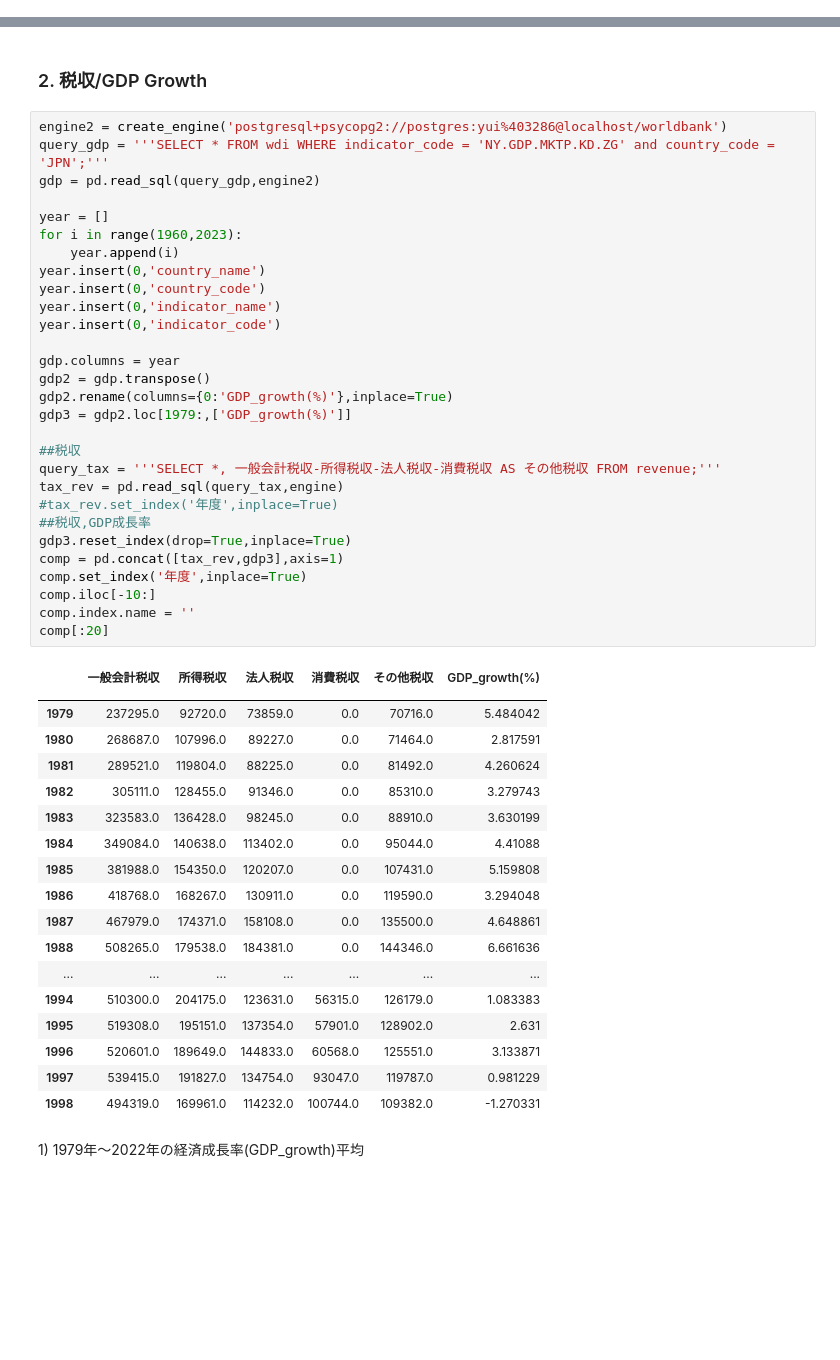
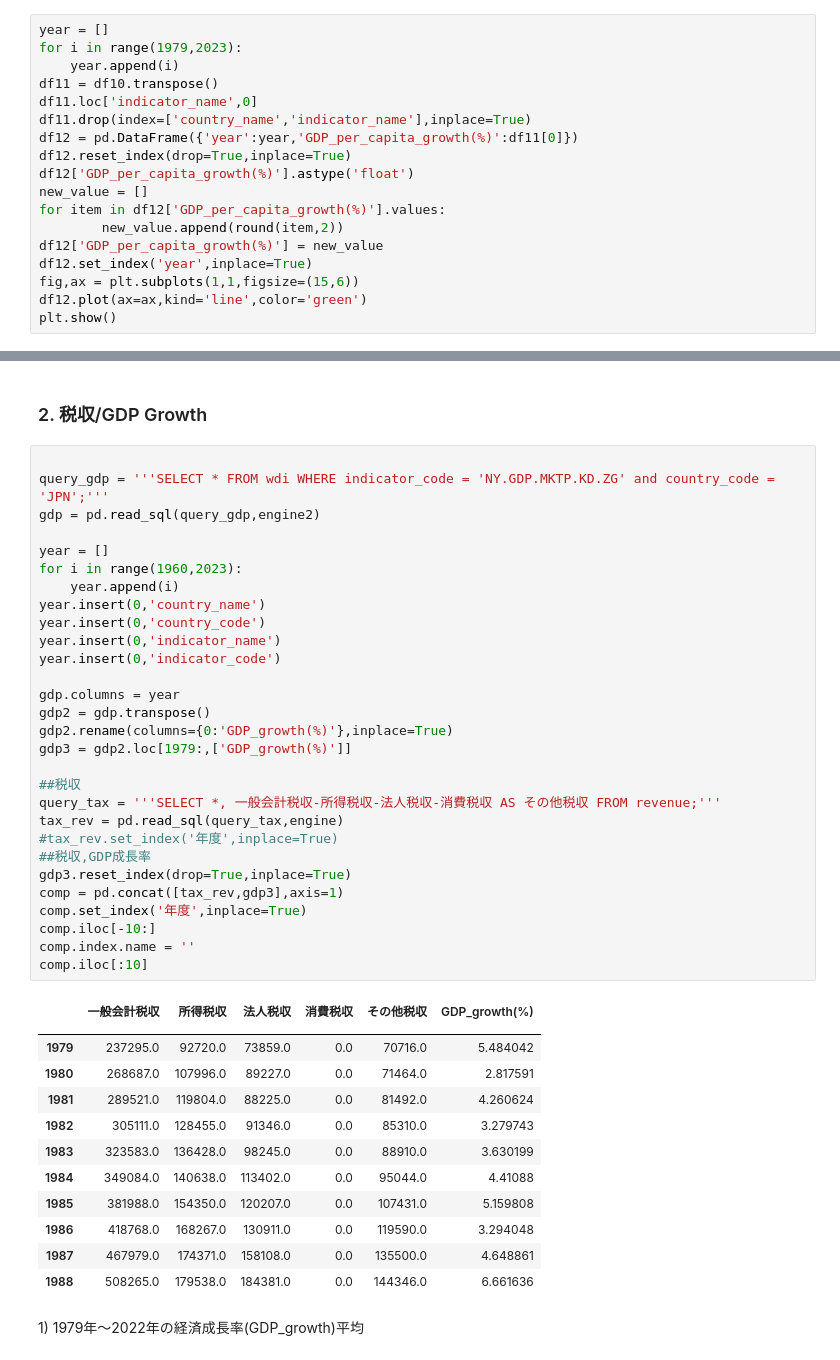
Before and after one commit to Pipikopimame/orbe_public2, a Jupyter notebook: 政府一般会計歳出.ipynb, the cells around one changed output, grey strips where cells are left out. Cells and saved outputs as stored; diff of their text form; blank space fills up the shorter version.

```diff
--- a/政府一般会計歳出.ipynb
+++ b/政府一般会計歳出.ipynb
@@ -39,0 +53,18 @@ df8 = pd.DataFrame({'社会保障関係費比率(%)':df5.values},index=df2['year
+# %%
+year = []
+for i in range(1979,2023):
+    year.append(i)
+df11 = df10.transpose()
+df11.loc['indicator_name',0]
+df11.drop(index=['country_name','indicator_name'],inplace=True)
+df12 = pd.DataFrame({'year':year,'GDP_per_capita_growth(%)':df11[0]})
+df12.reset_index(drop=True,inplace=True)
+df12['GDP_per_capita_growth(%)'].astype('float')
+new_value = []
+for item in df12['GDP_per_capita_growth(%)'].values:
+        new_value.append(round(item,2))
+df12['GDP_per_capita_growth(%)'] = new_value
+df12.set_index('year',inplace=True)
+fig,ax = plt.subplots(1,1,figsize=(15,6))
+df12.plot(ax=ax,kind='line',color='green')
+plt.show()
@@ -68,7 +101,7 @@ plt.show()
 # %% [markdown]
 <h3>2. 税収/GDP Growth</h3>
 # %%
-engine2 = create_engine('postgresql+psycopg2://postgres:yui%403286@localhost/worldbank')
+
 query_gdp = '''SELECT * FROM wdi WHERE indicator_code = 'NY.GDP.MKTP.KD.ZG' and country_code = 'JPN';'''
 gdp = pd.read_sql(query_gdp,engine2)
 
@@ -81,40 +114,34 @@ year.insert(0,'indicator_name')
 year.insert(0,'indicator_code')
 
 gdp.columns = year
 gdp2 = gdp.transpose()
 gdp2.rename(columns={0:'GDP_growth(%)'},inplace=True)
 gdp3 = gdp2.loc[1979:,['GDP_growth(%)']]
 
 ##税収
 query_tax = '''SELECT *, 一般会計税収-所得税収-法人税収-消費税収 AS その他税収 FROM revenue;'''
 tax_rev = pd.read_sql(query_tax,engine)
 #tax_rev.set_index('年度',inplace=True)
 ##税収,GDP成長率
 gdp3.reset_index(drop=True,inplace=True)
 comp = pd.concat([tax_rev,gdp3],axis=1)
 comp.set_index('年度',inplace=True)
 comp.iloc[-10:]
 comp.index.name = ''
-comp[:20]
+comp.iloc[:10]
 # %% [output]
 |  | 一般会計税収 | 所得税収 | 法人税収 | 消費税収 | その他税収 | GDP_growth(%) |
 |  |  |  |  |  |  |  |
 | 1979 | 237295.0 | 92720.0 | 73859.0 | 0.0 | 70716.0 | 5.484042 |
 | 1980 | 268687.0 | 107996.0 | 89227.0 | 0.0 | 71464.0 | 2.817591 |
 | 1981 | 289521.0 | 119804.0 | 88225.0 | 0.0 | 81492.0 | 4.260624 |
 | 1982 | 305111.0 | 128455.0 | 91346.0 | 0.0 | 85310.0 | 3.279743 |
 | 1983 | 323583.0 | 136428.0 | 98245.0 | 0.0 | 88910.0 | 3.630199 |
 | 1984 | 349084.0 | 140638.0 | 113402.0 | 0.0 | 95044.0 | 4.41088 |
 | 1985 | 381988.0 | 154350.0 | 120207.0 | 0.0 | 107431.0 | 5.159808 |
 | 1986 | 418768.0 | 168267.0 | 130911.0 | 0.0 | 119590.0 | 3.294048 |
 | 1987 | 467979.0 | 174371.0 | 158108.0 | 0.0 | 135500.0 | 4.648861 |
 | 1988 | 508265.0 | 179538.0 | 184381.0 | 0.0 | 144346.0 | 6.661636 |
-| ... | ... | ... | ... | ... | ... | ... |
-| 1994 | 510300.0 | 204175.0 | 123631.0 | 56315.0 | 126179.0 | 1.083383 |
-| 1995 | 519308.0 | 195151.0 | 137354.0 | 57901.0 | 128902.0 | 2.631 |
-| 1996 | 520601.0 | 189649.0 | 144833.0 | 60568.0 | 125551.0 | 3.133871 |
-| 1997 | 539415.0 | 191827.0 | 134754.0 | 93047.0 | 119787.0 | 0.981229 |
-| 1998 | 494319.0 | 169961.0 | 114232.0 | 100744.0 | 109382.0 | -1.270331 |
 # %% [markdown]
 <p>1) 1979年～2022年の経済成長率(GDP_growth)平均</p>
 # %%
```
Also changed, not shown: parts of 6 cells of this notebook.
